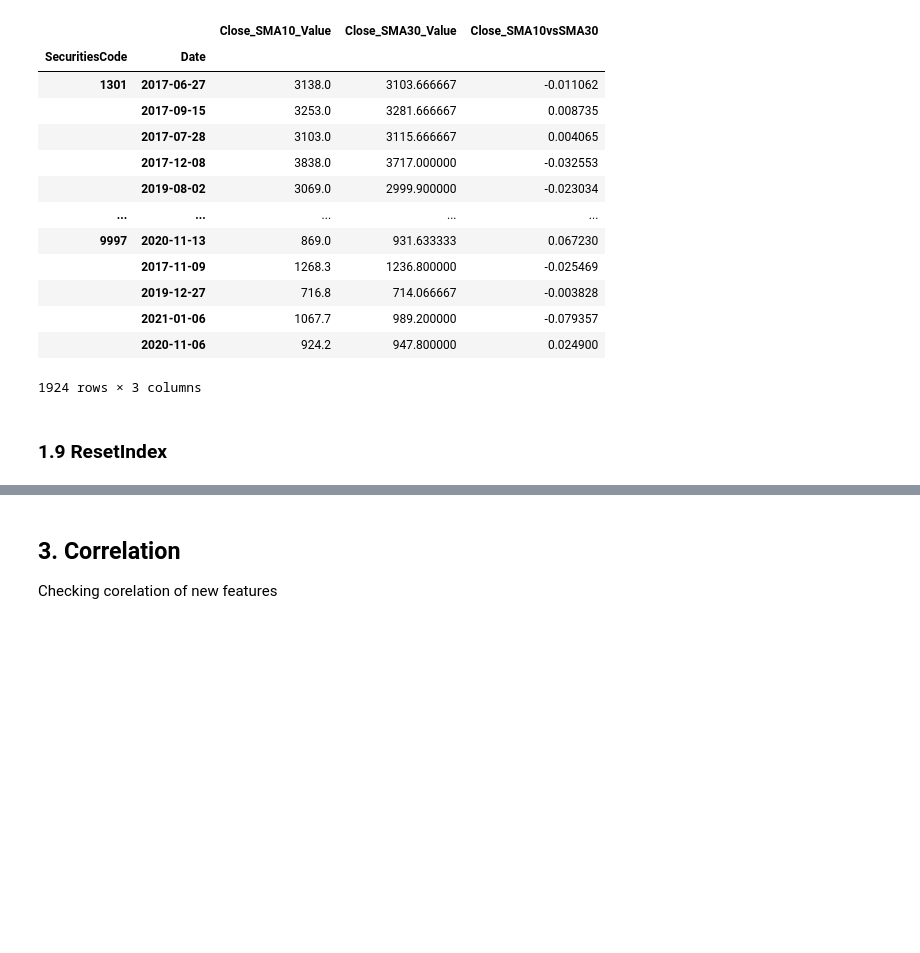
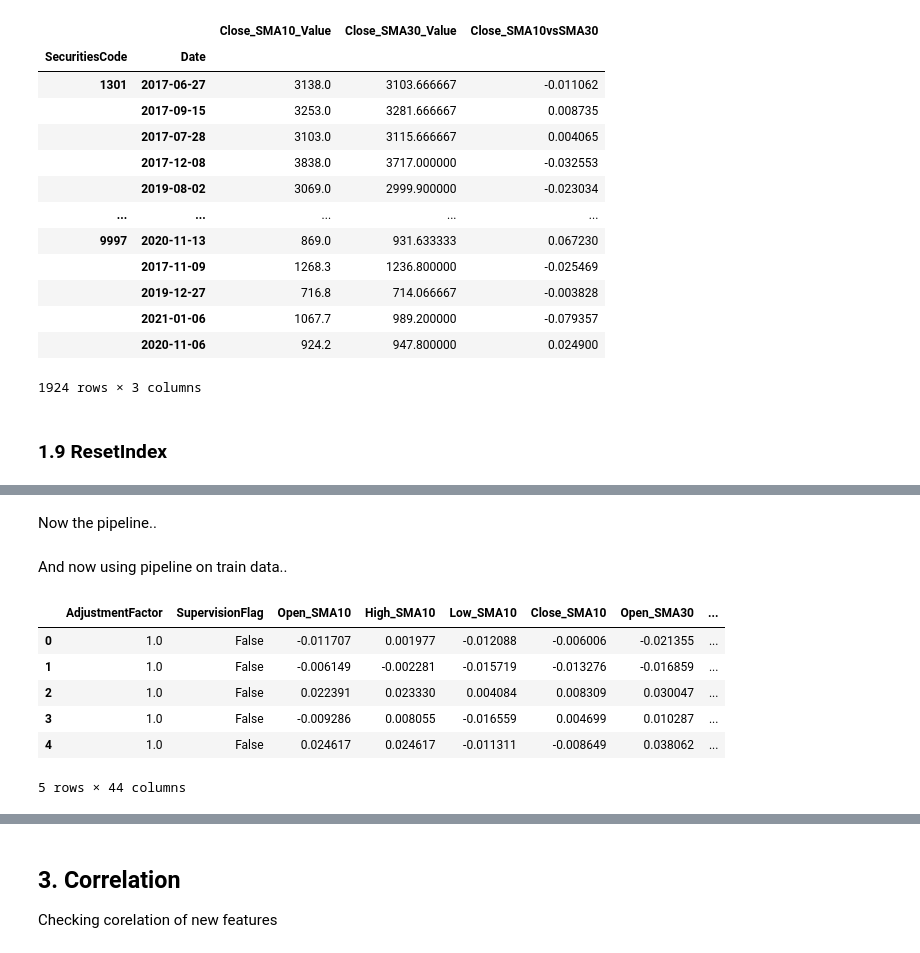
Before and after one commit to velblu/Tokyo-Stock-Exchange-Predictions, a Jupyter notebook: jpx_prediction.ipynb, the cells around one changed output, grey strips where cells are left out. Saved outputs shown, nothing was run; the diff lists cells and outputs as text; code cells hidden in the pictures; blank space fills up the shorter version.

```diff
--- a/jpx_prediction.ipynb
+++ b/jpx_prediction.ipynb
@@ -1845,0 +1857,12 @@ Let's build a pipeline :)
+# %%
+# now i will prepare 5 lists of columns that were added for calculation purposes
+# (columns for data: Open, Close, High, Low and Volume)
+
+ohlcv_cols_to_drop: dict = {}
+
+for ohlcv_col in ['Open', 'High', 'Low', 'Close', 'Volume']:
+  ohlcv_cols_to_drop[ohlcv_col] = [column for column in X_train.columns
+                if re.search(r''+re.escape(ohlcv_col)+'-', column) is not None]
+
+for key in ohlcv_cols_to_drop.keys():
+  print(key,': ', ohlcv_cols_to_drop.get(key), sep='')
@@ -1846,3 +1875,5 @@ Let's build a pipeline :)
+# %% [markdown]
+Now the pipeline..
 # %%
 # feature engineering pipeline
 feature_engineering_pipeline = Pipeline(steps=[
@@ -1919,13 +1950,27 @@ feature_engineering_pipeline = Pipeline(steps=[
 
     # cleanup
     ('drop_columns', DropColumns(cols_to_drop=['Open', 'High', 'Low', 'Close', 'Volume', 'ExpectedDividend'])),
+    ('drop_cols_open', DropColumns(cols_to_drop=ohlcv_cols_to_drop.get('Open'))),
+    ('drop_cols_high', DropColumns(cols_to_drop=ohlcv_cols_to_drop.get('High'))),
+    ('drop_cols_low', DropColumns(cols_to_drop=ohlcv_cols_to_drop.get('Low'))),
+    ('drop_cols_close', DropColumns(cols_to_drop=ohlcv_cols_to_drop.get('Close'))),
+    ('drop_cols_volume', DropColumns(cols_to_drop=ohlcv_cols_to_drop.get('Volume'))),
     ('drop_nulls', DeleteRowsWithNulls(how='any')),
     ('drop_index', ResetIndex())
 ])
-# %%
-#####################
-### TUTAJ ZMIEŃ
-##########################################
-
-
-data = feature_engineering_pipeline.fit_transform(X=data)
+# %% [markdown]
+And now using pipeline on train data..
+# %%
+%%time
+# dealing with train data - only X_train, y_train stays this same
+feature_engineering_pipeline = feature_engineering_pipeline.fit(X=X_train)
+X_train = feature_engineering_pipeline.transform(X=X_train)
+X_train.head()
+# %% [output]
+|  | AdjustmentFactor | SupervisionFlag | Open_SMA10 | High_SMA10 | Low_SMA10 | Close_SMA10 | Open_SMA30 | ... |
+| 0 | 1.0 | False | -0.011707 | 0.001977 | -0.012088 | -0.006006 | -0.021355 | ... |
+| 1 | 1.0 | False | -0.006149 | -0.002281 | -0.015719 | -0.013276 | -0.016859 | ... |
+| 2 | 1.0 | False | 0.022391 | 0.023330 | 0.004084 | 0.008309 | 0.030047 | ... |
+| 3 | 1.0 | False | -0.009286 | 0.008055 | -0.016559 | 0.004699 | 0.010287 | ... |
+| 4 | 1.0 | False | 0.024617 | 0.024617 | -0.011311 | -0.008649 | 0.038062 | ... |
+5 rows × 44 columns
```
Also changed, not shown: parts of 45 cells of this notebook.
